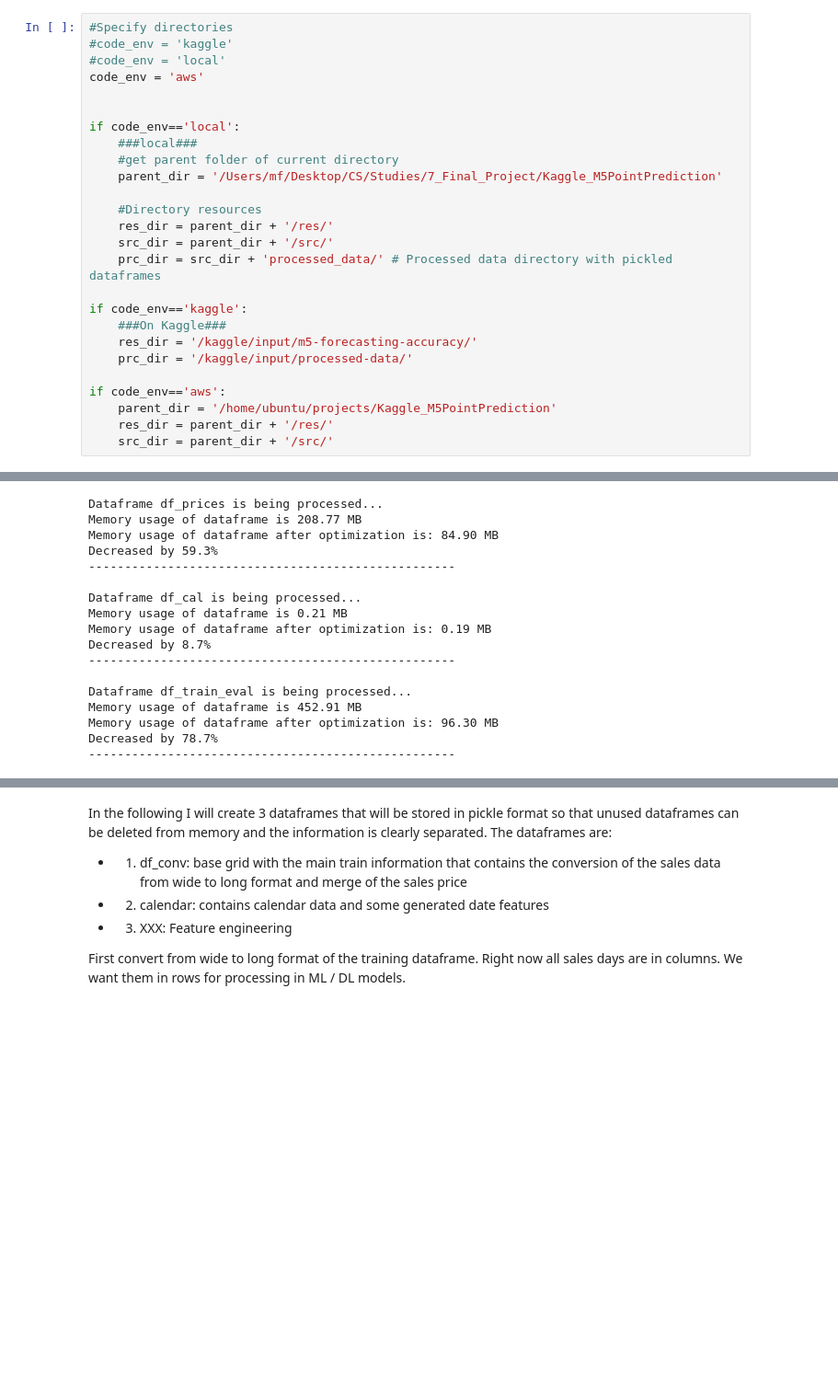
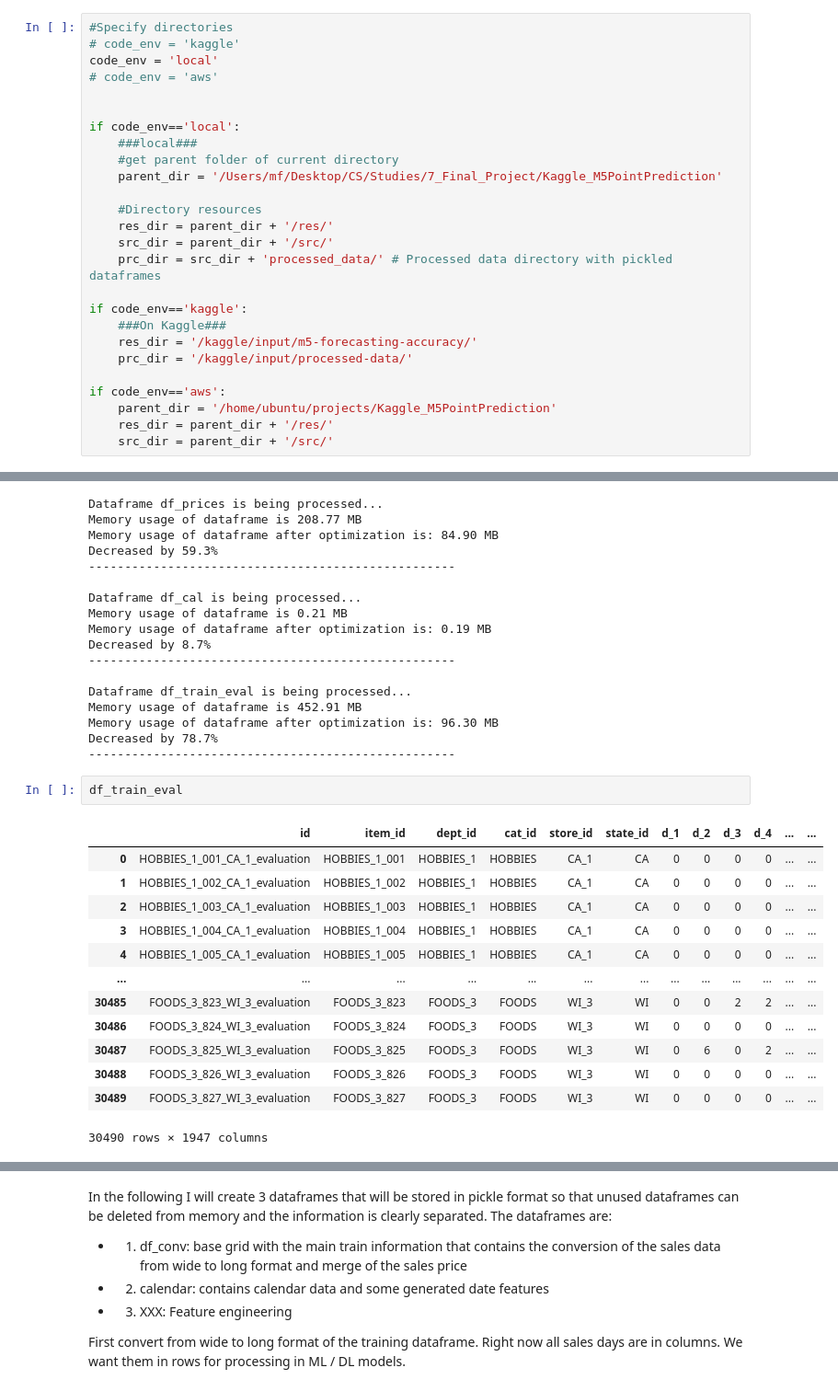
Before and after one commit to matthiasf1/Kaggle_M5PointPrediction, a Jupyter notebook: src/Final_Data_Prep.ipynb, the cells around one changed output, grey strips where cells are left out. Shown: that part at 92% size. Drawn from its saved outputs; the diff is of its cells as text; blank space fills up the shorter version.

```diff
--- a/src/Final_Data_Prep.ipynb
+++ b/src/Final_Data_Prep.ipynb
@@ -55,8 +47,8 @@ please provide us feedback at https://github.com/pandas-dev/pandas/issues/54466
 # %%
 #Specify directories
-#code_env = 'kaggle'
-#code_env = 'local'
-code_env = 'aws'
+# code_env = 'kaggle'
+code_env = 'local'
+# code_env = 'aws'
 
 
 if code_env=='local':
@@ -174,3 +166,19 @@ Memory usage of dataframe is 452.91 MB
 Memory usage of dataframe after optimization is: 96.30 MB
 Decreased by 78.7%
 ---------------------------------------------------
+# %%
+df_train_eval
+# %% [output]
+|  | id | item_id | dept_id | cat_id | store_id | state_id | d_1 | d_2 | d_3 | d_4 | ... | ... |
+| 0 | HOBBIES_1_001_CA_1_evaluation | HOBBIES_1_001 | HOBBIES_1 | HOBBIES | CA_1 | CA | 0 | 0 | 0 | 0 | ... | ... |
+| 1 | HOBBIES_1_002_CA_1_evaluation | HOBBIES_1_002 | HOBBIES_1 | HOBBIES | CA_1 | CA | 0 | 0 | 0 | 0 | ... | ... |
+| 2 | HOBBIES_1_003_CA_1_evaluation | HOBBIES_1_003 | HOBBIES_1 | HOBBIES | CA_1 | CA | 0 | 0 | 0 | 0 | ... | ... |
+| 3 | HOBBIES_1_004_CA_1_evaluation | HOBBIES_1_004 | HOBBIES_1 | HOBBIES | CA_1 | CA | 0 | 0 | 0 | 0 | ... | ... |
+| 4 | HOBBIES_1_005_CA_1_evaluation | HOBBIES_1_005 | HOBBIES_1 | HOBBIES | CA_1 | CA | 0 | 0 | 0 | 0 | ... | ... |
+| ... | ... | ... | ... | ... | ... | ... | ... | ... | ... | ... | ... | ... |
+| 30485 | FOODS_3_823_WI_3_evaluation | FOODS_3_823 | FOODS_3 | FOODS | WI_3 | WI | 0 | 0 | 2 | 2 | ... | ... |
+| 30486 | FOODS_3_824_WI_3_evaluation | FOODS_3_824 | FOODS_3 | FOODS | WI_3 | WI | 0 | 0 | 0 | 0 | ... | ... |
+| 30487 | FOODS_3_825_WI_3_evaluation | FOODS_3_825 | FOODS_3 | FOODS | WI_3 | WI | 0 | 6 | 0 | 2 | ... | ... |
+| 30488 | FOODS_3_826_WI_3_evaluation | FOODS_3_826 | FOODS_3 | FOODS | WI_3 | WI | 0 | 0 | 0 | 0 | ... | ... |
+| 30489 | FOODS_3_827_WI_3_evaluation | FOODS_3_827 | FOODS_3 | FOODS | WI_3 | WI | 0 | 0 | 0 | 0 | ... | ... |
+30490 rows × 1947 columns
```
Also changed, not shown: parts of 10 cells of this notebook, 2 other files.
